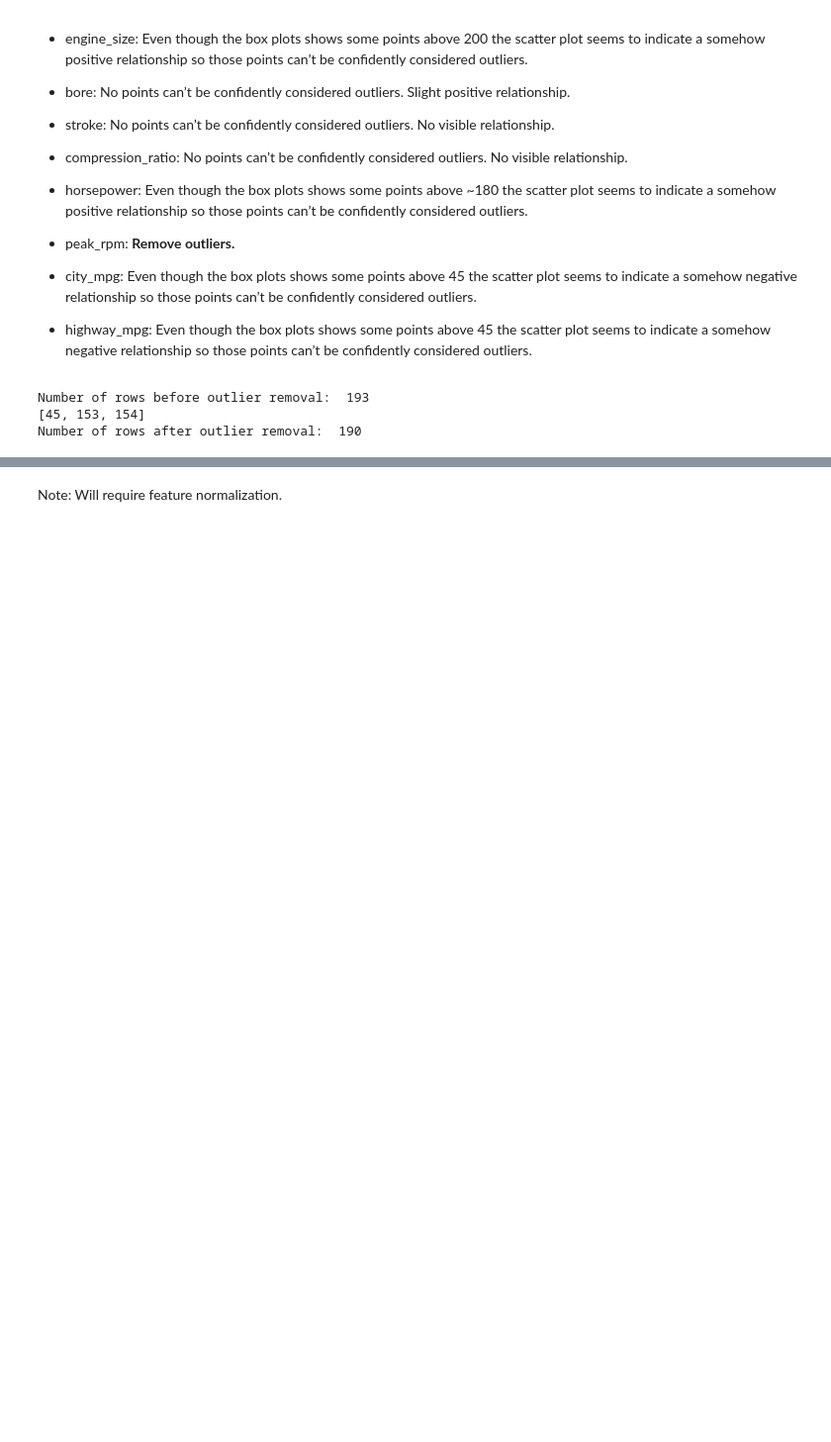
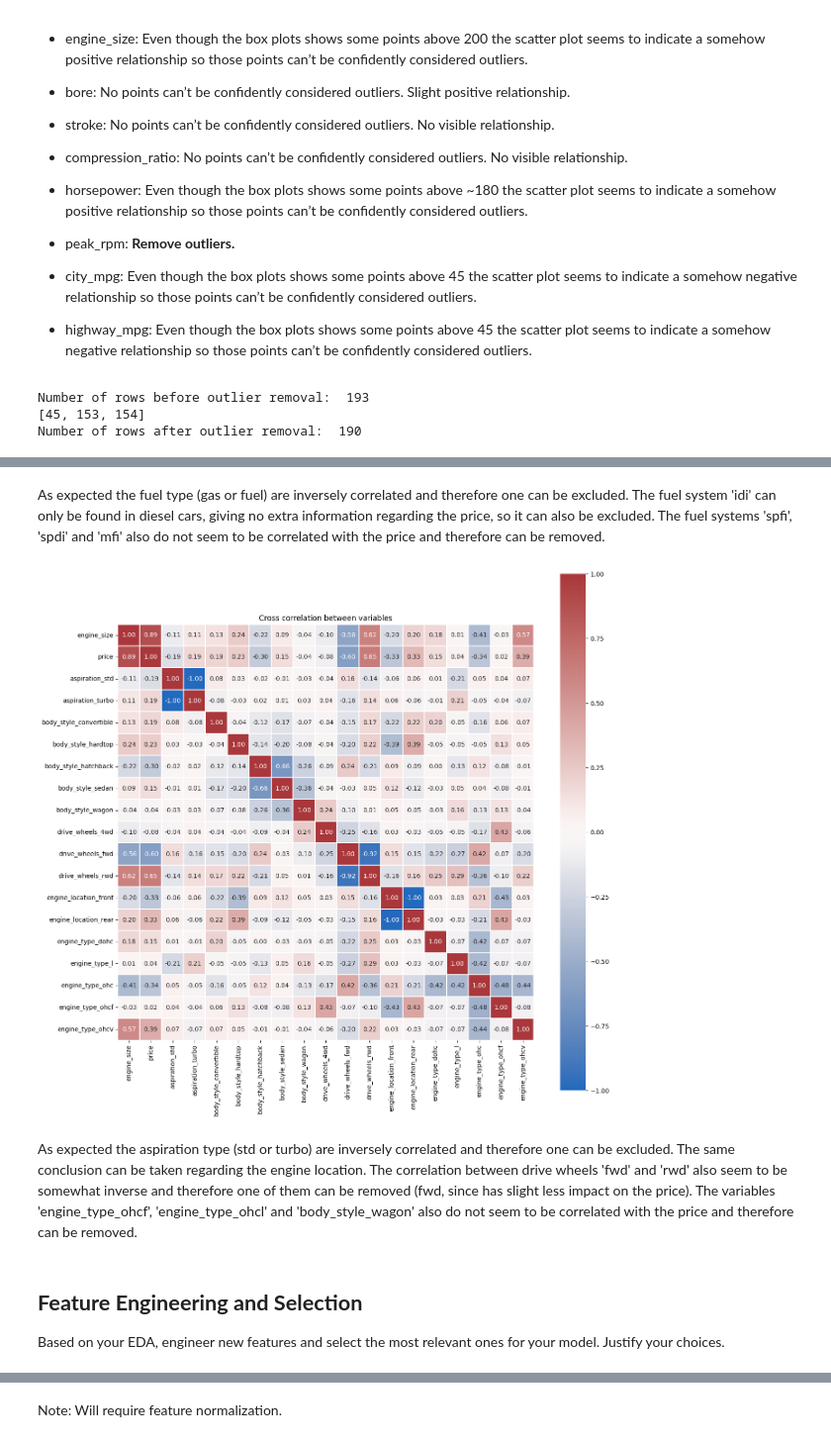
Before and after one commit to anarsn/bosch_assessment, a Jupyter notebook: main.ipynb, the cells around one changed output, grey strips where cells are left out. Shown at 99% size. Drawn from its saved outputs; the diff is of its cells as text; code cells hidden in the pictures; blank space fills up the shorter version.

```diff
--- a/main.ipynb
+++ b/main.ipynb
@@ -391,0 +445,20 @@ Number of rows after outlier removal:  190
+# %% [markdown]
+As expected the fuel type (gas or fuel) are inversely correlated and therefore one can be excluded. The fuel system 'idi' can only be found in diesel cars, giving no extra information regarding the price, so it can also be excluded. The fuel systems 'spfi', 'spdi' and 'mfi' also do not seem to be correlated with the price and therefore can be removed.
+# %%
+plt.figure(figsize=(15, 15))
+automobile_df_wt_outliers_bool_remaining = automobile_df_cat_var_enc.filter(regex='aspiration|body_style|drive_wheels|engine|price')
+ax = sns.heatmap(automobile_df_wt_outliers_bool_remaining.corr(), square=True, fmt='.2f', annot=True, linecolor='white', linewidths=0.01, cmap=sns.color_palette("vlag", as_cmap=True))
+plt.title('Cross correlation between variables')
+plt.show()
+# %% [output]
+[figure, added]
+# %% [markdown]
+As expected the aspiration type (std or turbo) are inversely correlated and therefore one can be excluded. The same conclusion can be taken regarding the engine location. The correlation between drive wheels 'fwd' and 'rwd' also seem to be somewhat inverse and therefore one of them can be removed (fwd, since has slight less impact on the price).
+The variables 'engine_type_ohcf', 'engine_type_ohcl' and 'body_style_wagon' also do not seem to be correlated with the price and therefore can be removed.
+# %% [markdown]
+<div class="markdown-google-sans">
+
+## <strong>Feature Engineering and Selection</strong>
+</div>
+
+Based on your EDA, engineer new features and select the most relevant ones for your model. Justify your choices.
```
Also changed, not shown: parts of 17 cells of this notebook.
